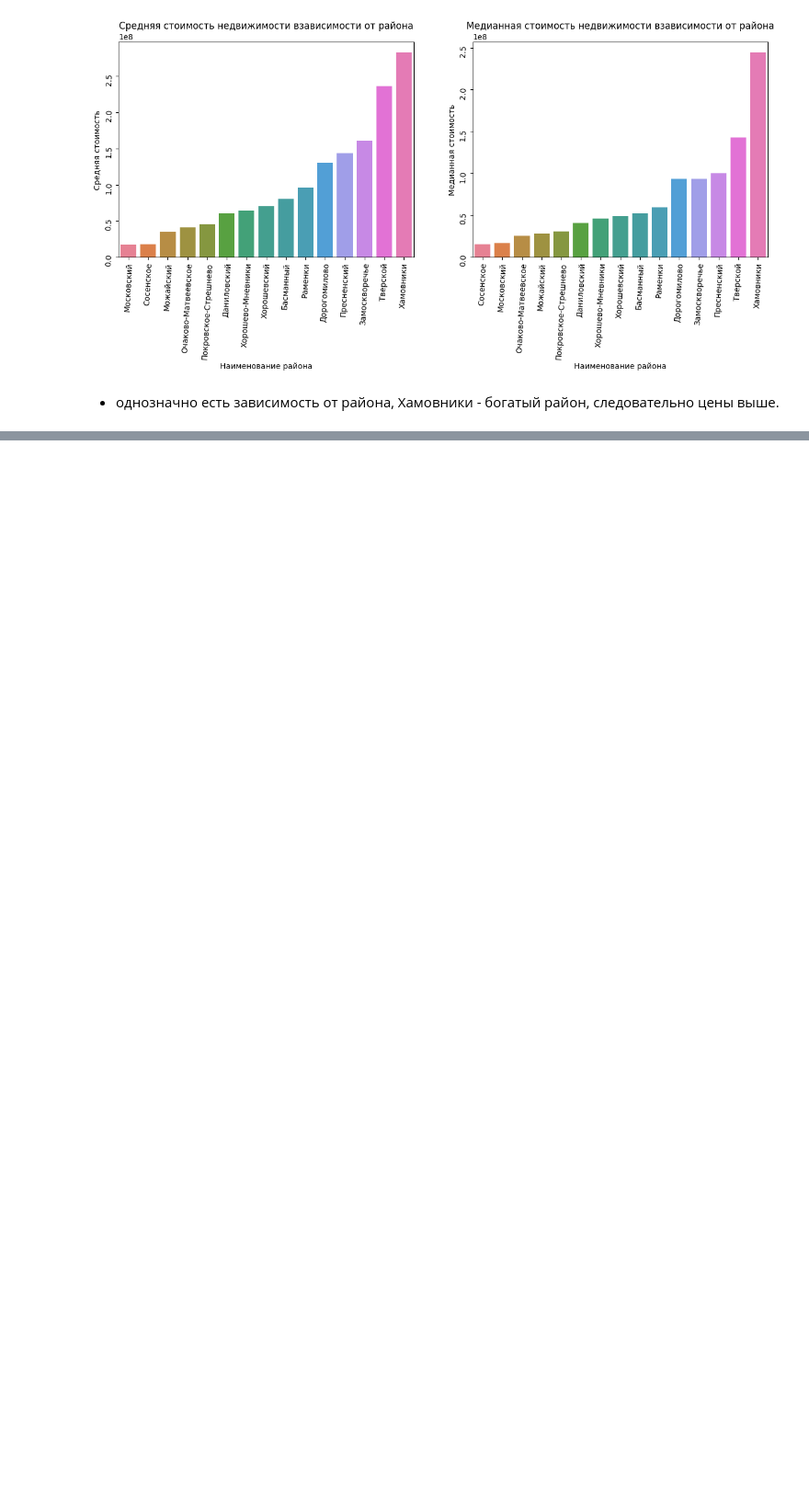
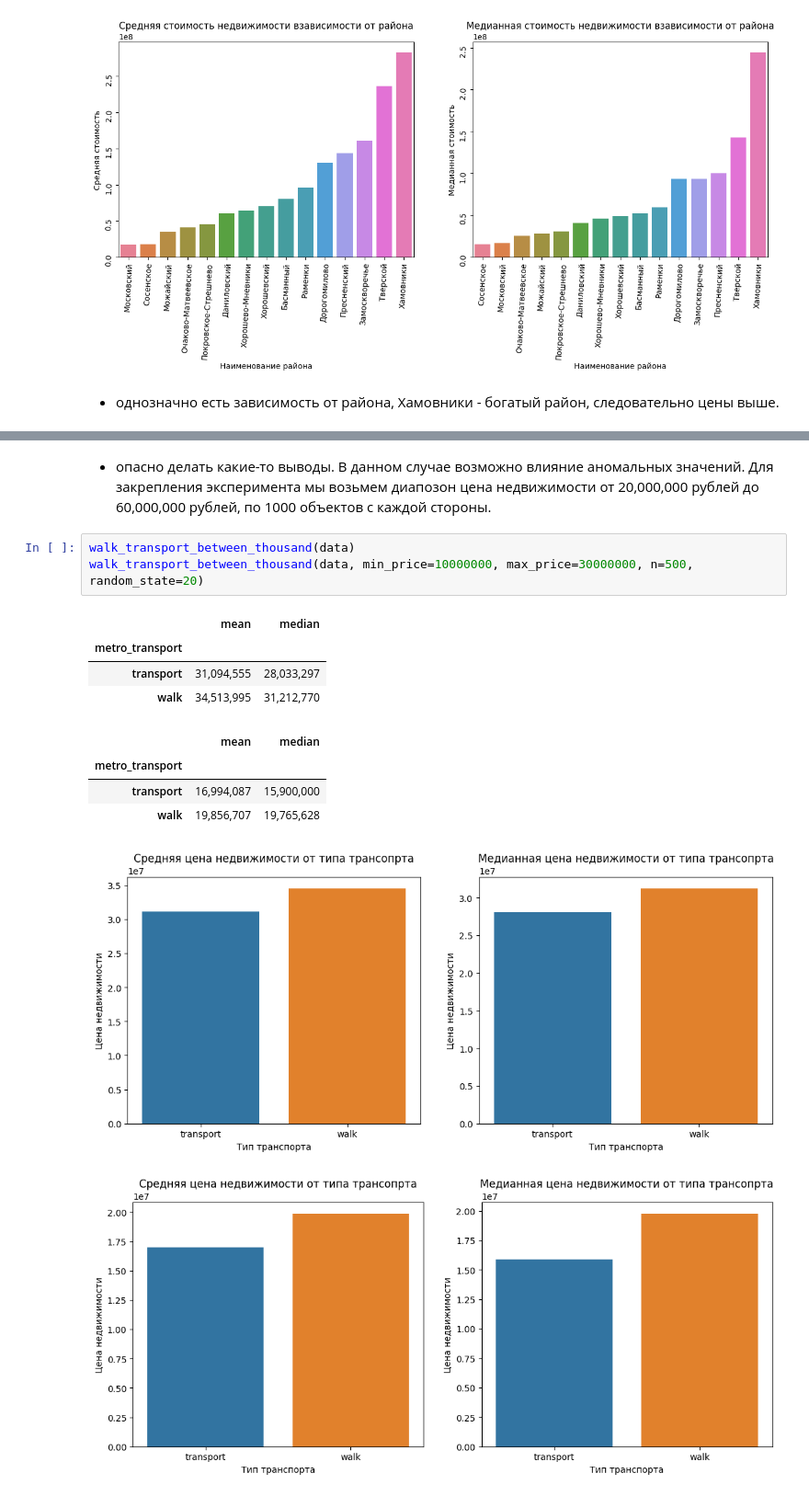
Before and after one commit to lopa8in/PROJECT-CIAN, a Jupyter notebook: Работа с данными/SHOW_EDA.ipynb, the cells around one changed output, grey strips where cells are left out. Shown at 92% size. Saved outputs shown, nothing was run; the diff lists cells and outputs as text; blank space fills up the shorter version.

```diff
--- a/Работа с данными/SHOW_EDA.ipynb
+++ b/Работа с данными/SHOW_EDA.ipynb
@@ -109,0 +130,16 @@ sns.barplot(data=a, x='district', y='price_rub')
+# %% [markdown]
+* опасно делать какие-то выводы. В данном случае возможно влияние аномальных значений. Для закрепления эксперимента мы возьмем диапозон цена недвижимости от 20,000,000 рублей до 60,000,000 рублей, по 1000 объектов с каждой стороны.
+# %%
+walk_transport_between_thousand(data)
+walk_transport_between_thousand(data, min_price=10000000, max_price=30000000, n=500, random_state=20)
+# %% [output]
+|  | mean | median |
+| metro_transport |  |  |
+| transport | 31,094,555 | 28,033,297 |
+| walk | 34,513,995 | 31,212,770 |
+|  | mean | median |
+| metro_transport |  |  |
+| transport | 16,994,087 | 15,900,000 |
+| walk | 19,856,707 | 19,765,628 |
+[figure, added]
+[figure, added]
```
Also changed, not shown: parts of 24 cells of this notebook, 22 other files.
